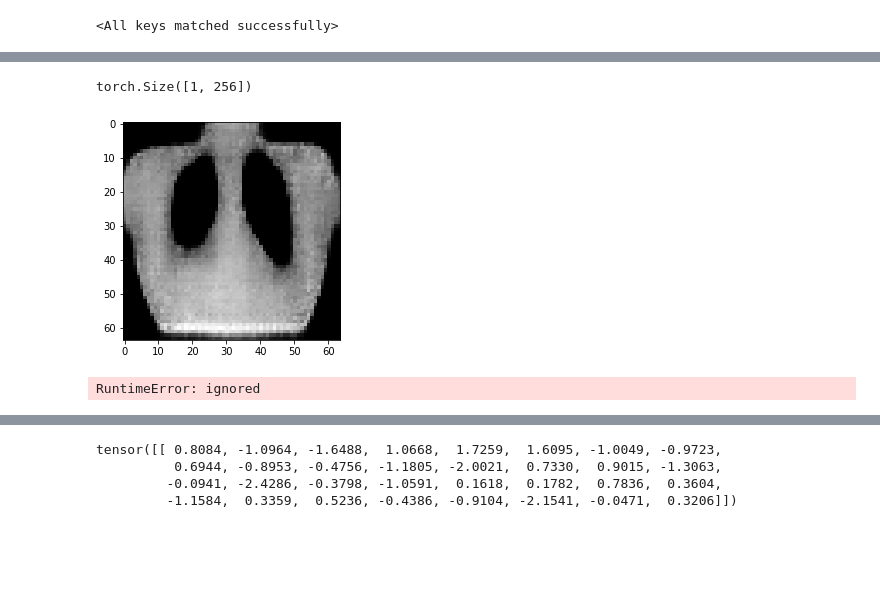
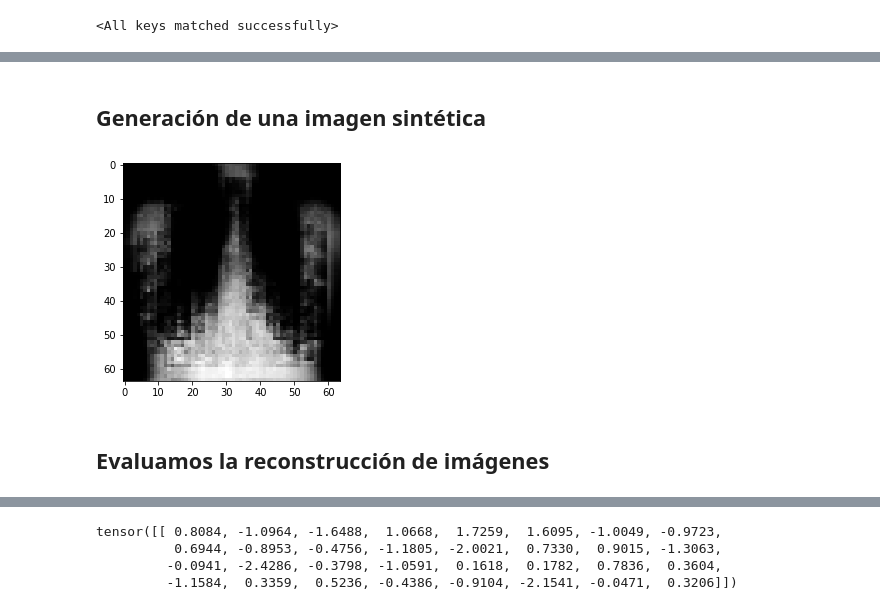
Before and after one commit to jvallalta/ia-medicina, a Jupyter notebook: VAE_Imagenes_RX_Torax.ipynb, the cells around one changed output, grey strips where cells are left out. Drawn from its saved outputs; the diff is of its cells as text; code cells hidden in the pictures; blank space fills up the shorter version.

```diff
--- a/VAE_Imagenes_RX_Torax.ipynb
+++ b/VAE_Imagenes_RX_Torax.ipynb
@@ -389,0 +379,13 @@ RuntimeError: ignored
+# %%
+image_size = 128
+batch_size=32
+
+transform = transforms.Compose([transforms.ToPILImage(), transforms.Resize(image_size),
+                                transforms.ToTensor(),
+        transforms.Normalize((0.5), (0.5))])
+
+rsna_dataset = RSNA(csv_file=ruta + '/normales_PA.csv',
+                                    root_dir=train, transform=transform)
+
+trainloader = torch.utils.data.DataLoader(rsna_dataset, batch_size=batch_size,
+                                          shuffle=True, num_workers=8)
@@ -389,0 +405,8 @@ RuntimeError: ignored
+# %%
+epochs = 10        # times to run the model on complete data
+hidden_size = 3136       # hidden dimension
+latent_size = 256         # latent vector dimension
+lr = 5e-4                 # learning rate
+factor_loss = 1
+train_loss = []
+num_imagenes = normales_PA.shape[0]
@@ -442,9 +489,9 @@ class DCVAE(nn.Module):
 
       return x, mean, log_var
 # %%
-vae = DCVAE().to(device)
+vae2 = DCVAE2().to(device)
 # vae = VAE().to(device)
-optimizer = optim.Adam(vae.parameters(), lr=lr)
+optimizer = optim.Adam(vae2.parameters(), lr=lr)
 # %%
 !pip install torchsummary
 from torchsummary import summary
@@ -520,46 +619,21 @@ plt.show()
+# %% [markdown]
+## Generación de una imagen sintética
 # %%
-#start = np.array([-1.8611,  0.3629, -0.1625,  0.6801,  1.2033,  1.0312,  0.5436,  1.3066,
-#0.2905,  0.1377,  0.5122, -0.1663,  2.3431, -0.0896, -0.5873, -1.4804,
-#0.8141, -1.2197,  0.0484,  0.6414, -0.8172, -0.9543, -0.8818, -1.1465,
-#0.2720,  1.1792,  1.8410, -0.4715,  1.4380,  0.5139,  1.2099, -0.5012])
-start = torch.randn(1,256)
+start = torch.randn(1,latent_size)
 with torch.no_grad():
-  #z = torch.randn(1, 20)
-  # run only the decoder
   z = torch.FloatTensor(start)
-  print(z.shape)
-  z = z.reshape((-1, 256))
+  z = z.reshape((-1, latent_size))
   z = z.to(device)
   z = vae.fc(z)
   generated_images = vae.decoder(z)
-  generated_images = generated_images.view(-1, 64, 64)
+  generated_images = generated_images.view(-1, image_size, image_size)
   img = generated_images[0].cpu()
   img = img / 2 + 0.5
   plt.imshow(img, cmap='gray')
 # %% [output]
-torch.Size([1, 256])
-[figure, old version]
+[figure, new version]
-# %%
-#start = np.array([-1.8611,  0.3629, -0.1625,  0.6801,  1.2033,  1.0312,  0.5436,  1.3066,
-#0.2905,  0.1377,  0.5122, -0.1663,  2.3431, -0.0896, -0.5873, -1.4804,
-#0.8141, -1.2197,  0.0484,  0.6414, -0.8172, -0.9543, -0.8818, -1.1465,
-#0.2720,  1.1792,  1.8410, -0.4715,  1.4380,  0.5139,  1.2099, -0.5012])
-#start = torch.randn(1,256)
-with torch.no_grad():
-  #z = torch.randn(1, 20)
-  # run only the decoder
-  #z = torch.FloatTensor(start)
-  #print(z.shape)
-  #z = z.reshape((-1, 256))
-  #z = z.to(device)
-  #z = vae.fc(z)
-  generated_images = vae(rsna_dataset[0])
-  generated_images = generated_images.view(-1, 64, 64)
-  img = generated_images.cpu()
-  img = img / 2 + 0.5#
-  plt.imshow(img, cmap='gray')
-# %% [output]
-RuntimeError: ignored
+# %% [markdown]
+## Evaluamos la reconstrucción de imágenes
 # %%
 vae.eval()
 vectors = []
```
Also changed, not shown: parts of 22 cells of this notebook.
